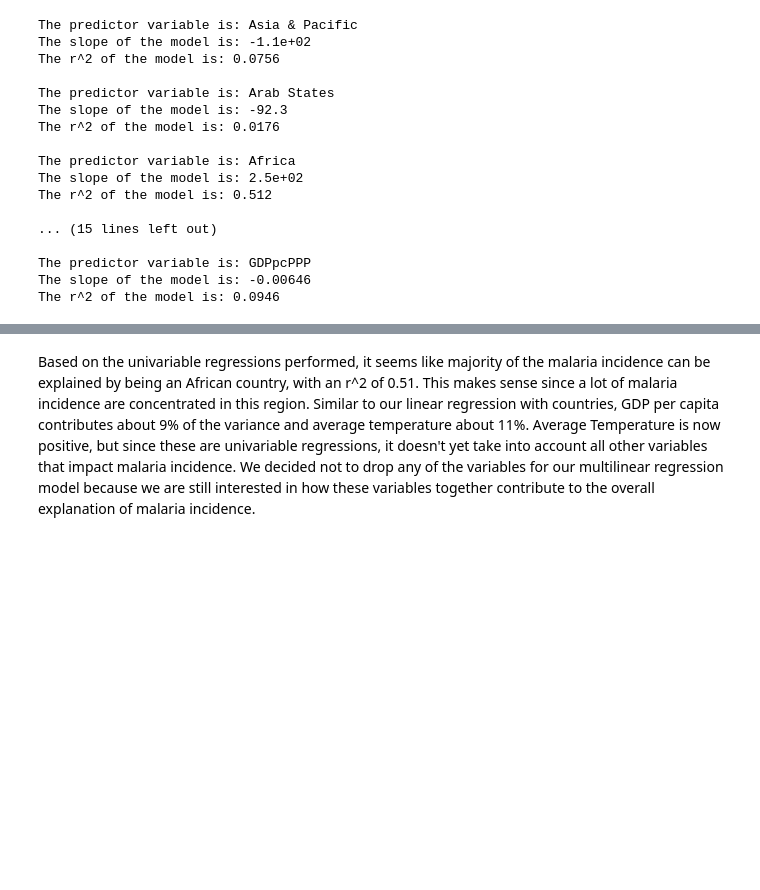
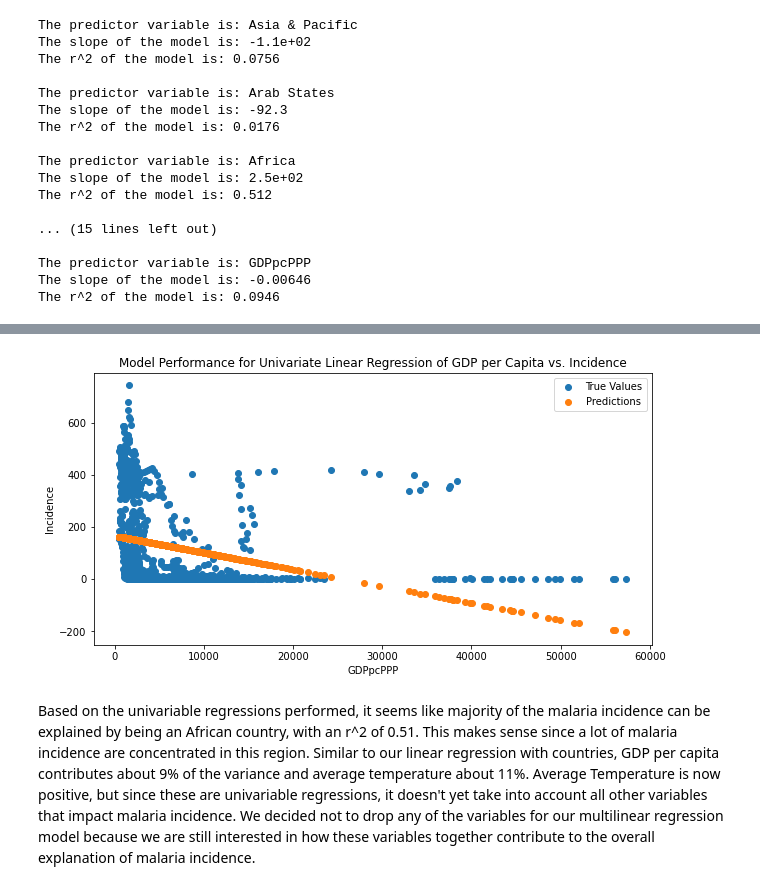
Before and after one commit to mcuadera/info_2950_malaria_project, a Jupyter notebook: phase_submissions/Phase_5.ipynb, the cells around one changed output, grey strips where cells are left out. Saved outputs shown, nothing was run; the diff lists cells and outputs as text; code cells hidden in the pictures; blank space fills up the shorter version.

```diff
--- a/phase_submissions/Phase_5.ipynb
+++ b/phase_submissions/Phase_5.ipynb
@@ -662,3 +548,18 @@ The r^2 of the model is: 0.0946
+# %%
+X = malaria_df_no_na['GDPpcPPP'].to_numpy()
+Y = malaria_df_no_na['Incidence'].to_numpy()
+regr = LinearRegression()
+regr.fit(X.reshape(-1,1),Y)
+Y_pred= regr.predict(X.reshape(-1, 1))
+plt.scatter(X, Y)
+plt.scatter(X,Y_pred)
+plt.legend(['True Values', 'Predictions'])
+plt.title('Model Performance for Univariate Linear Regression of GDP per Capita vs. Incidence')
+plt.xlabel('GDPpcPPP')
+plt.ylabel('Incidence')
+plt.show()
+# %% [output]
+[figure, added]
 # %% [markdown]
 Based on the univariable regressions performed, it seems like majority of the malaria incidence can be explained by being an African country, with an r^2 of 0.51. This makes sense since a lot of malaria incidence are concentrated in this region. Similar to our linear regression with countries, GDP per capita contributes about 9% of the variance and average temperature about 11%. Average Temperature is now positive, but since these are univariable regressions, it doesn't yet take into account all other variables that impact malaria incidence. We decided not to drop any of the variables for our multilinear regression model because we are still interested in how these variables together contribute to the overall explanation of malaria incidence.
 # %% [markdown]
```
Also changed, not shown: parts of 95 cells of this notebook, 1 other file.
